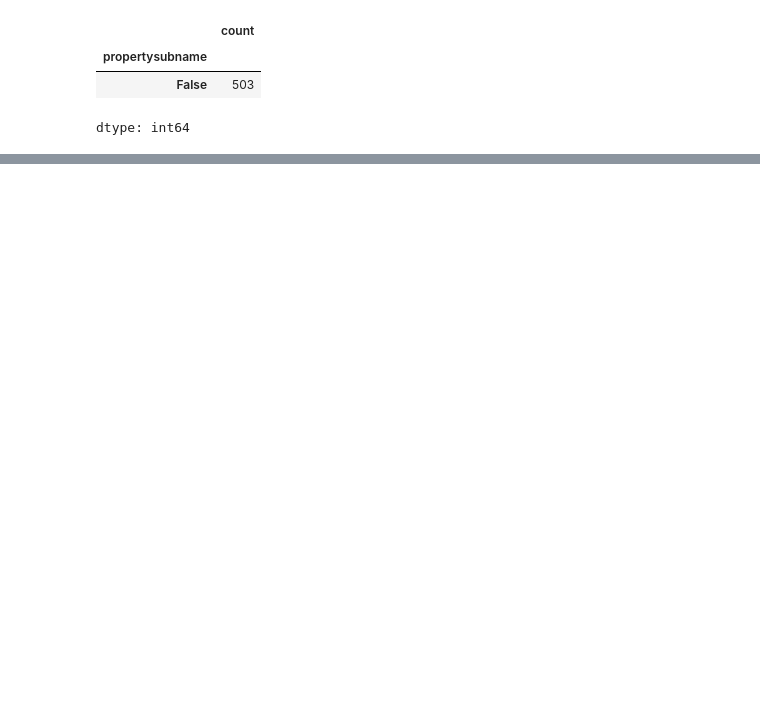
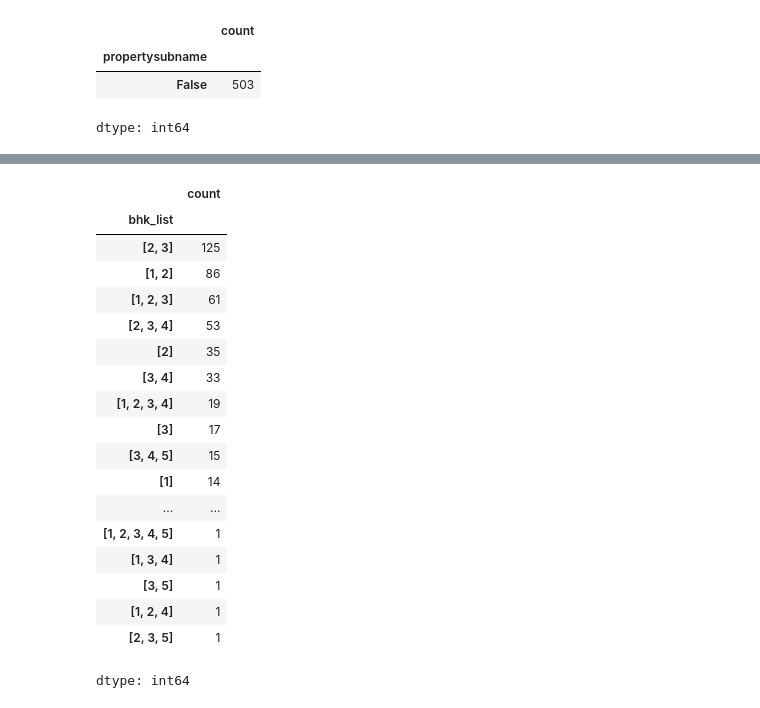
Before and after one commit to ShlokBagwe/Realytics-End-to-End-Real-Estate-Intelligence-Platform, a Jupyter notebook: Real_Estate_Data_Merge.ipynb, the cells around one changed output, grey strips where cells are left out. Cells and saved outputs as stored; diff of their text form; code cells hidden in the pictures; blank space fills up the shorter version.

```diff
--- a/Real_Estate_Data_Merge.ipynb
+++ b/Real_Estate_Data_Merge.ipynb
@@ -65,0 +77,22 @@ df1.head()
+# %%
+df1['bhk_list'].value_counts()
+# %% [output]
+|  | count |
+| bhk_list |  |
+| [2, 3] | 125 |
+| [1, 2] | 86 |
+| [1, 2, 3] | 61 |
+| [2, 3, 4] | 53 |
+| [2] | 35 |
+| [3, 4] | 33 |
+| [1, 2, 3, 4] | 19 |
+| [3] | 17 |
+| [3, 4, 5] | 15 |
+| [1] | 14 |
+| ... | ... |
+| [1, 2, 3, 4, 5] | 1 |
+| [1, 3, 4] | 1 |
+| [3, 5] | 1 |
+| [1, 2, 4] | 1 |
+| [2, 3, 5] | 1 |
+dtype: int64
```
Also changed, not shown: parts of 9 cells of this notebook.
